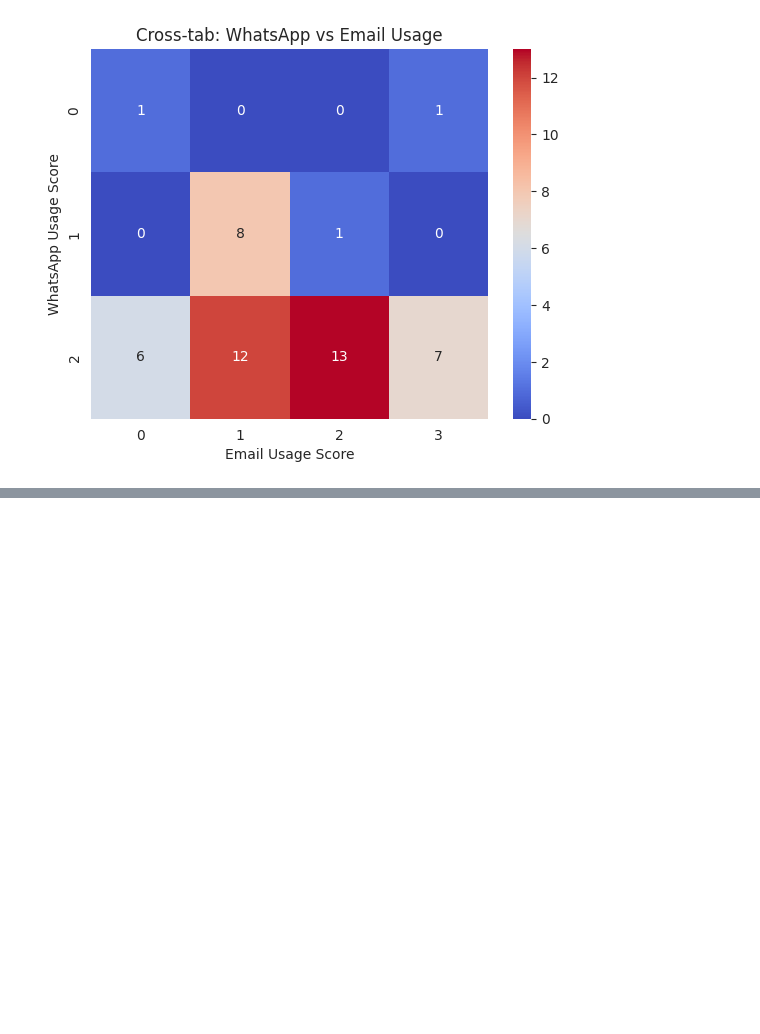
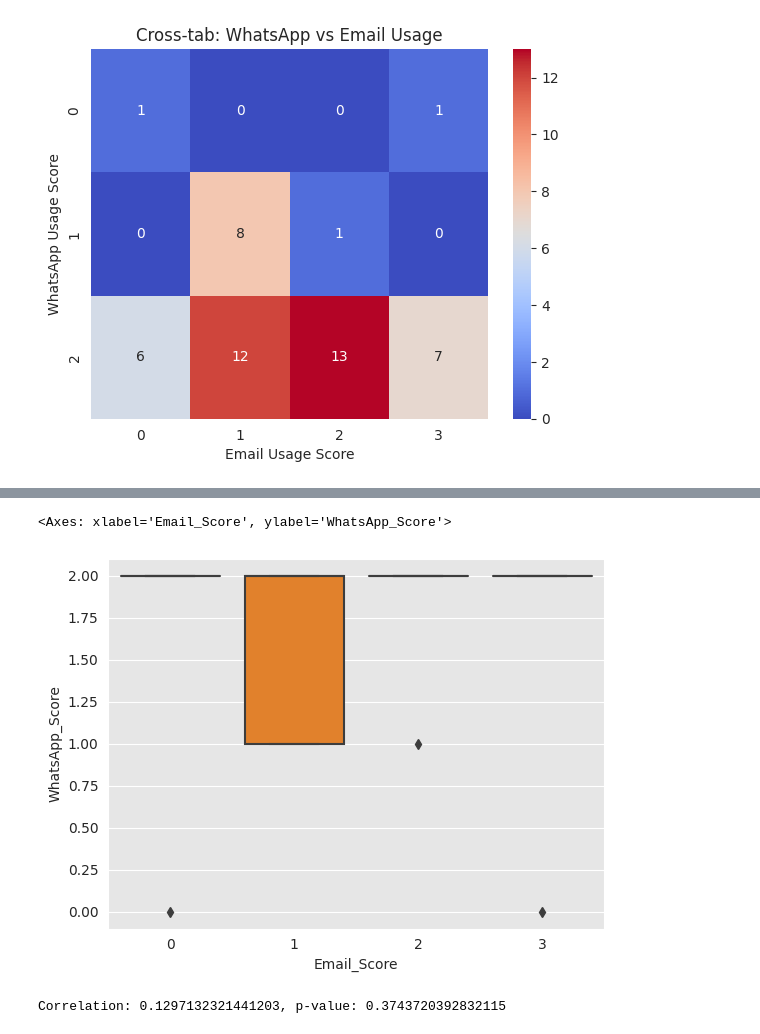
Before and after one commit to abhik-b/Social-Media-Impact-EDA, a Jupyter notebook: social-media-aspect-eda.ipynb, the cells around one changed output, grey strips where cells are left out. Cells and saved outputs as stored; diff of their text form; code cells hidden in the pictures; blank space fills up the shorter version.

```diff
--- a/social-media-aspect-eda.ipynb
+++ b/social-media-aspect-eda.ipynb
@@ -572,3 +620,14 @@ df_filled.head()
 | 2 | 18-25 | Student | Urban Area | 3-5 hours | No Change | rarely | ... |
 | 3 | 18-25 | Student | Urban Area | 3-5 hours | Worsened | never | ... |
 | 4 | 18-25 | Student | Suburban Area | 3-5 hours | Improved | a few times a week | ... |
+# %%
+sns.boxplot(x='Email_Score', y='WhatsApp_Score', data=df_filled)
+# %% [output]
+<Axes: xlabel='Email_Score', ylabel='WhatsApp_Score'>
+[figure, added]
+# %%
+from scipy.stats import pearsonr
+corr, p = pearsonr(df_filled['WhatsApp_Score'], df_filled['Email_Score'])
+print(f'Correlation: {corr}, p-value: {p}')
+# %% [output]
+Correlation: 0.1297132321441203, p-value: 0.3743720392832115
```
Also changed, not shown: parts of 37 cells of this notebook.
